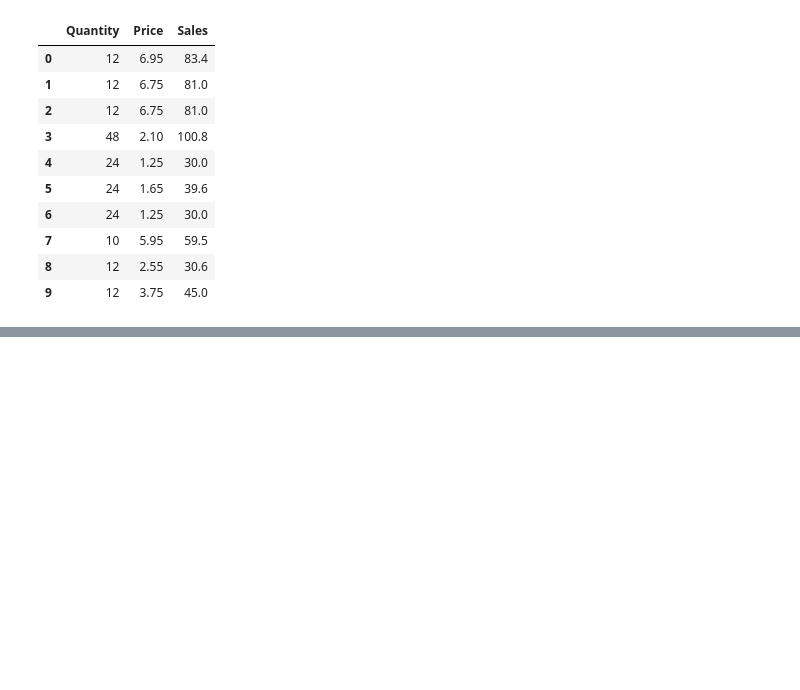
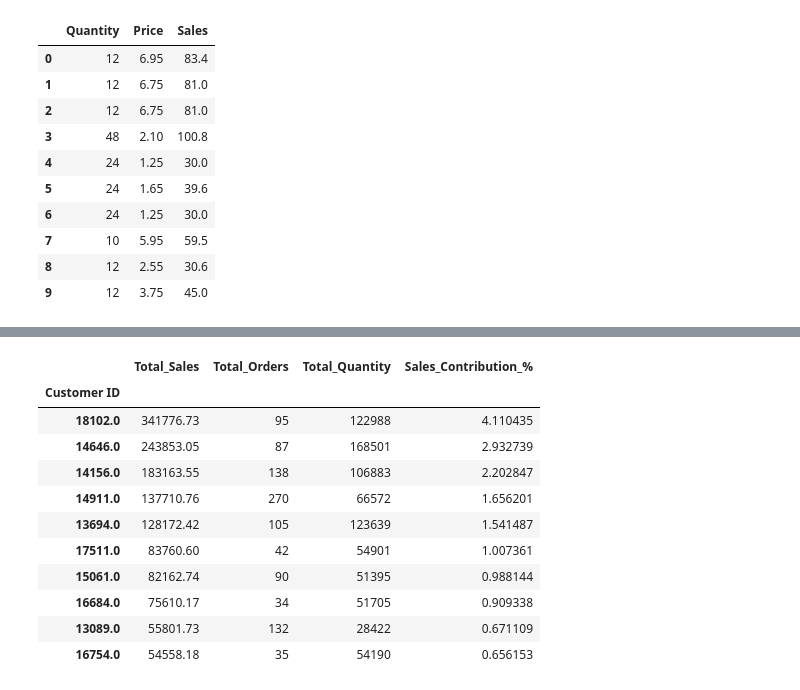
Before and after one commit to ivaibhavpawar1045/Python-Data-Analytics, a Jupyter notebook: Mini_Projects/Mini_Project_07_Online_Retails/online_retail.ipynb, the cells around one changed output, grey strips where cells are left out. Cells and saved outputs as stored; diff of their text form; code cells hidden in the pictures; blank space fills up the shorter version.

```diff
--- a/Mini_Projects/Mini_Project_07_Online_Retails/online_retail.ipynb
+++ b/Mini_Projects/Mini_Project_07_Online_Retails/online_retail.ipynb
@@ -138,0 +141,10 @@ df[[
+# %%
+customer_df = df.dropna(subset=["Customer ID"]).copy()
+# %%
+# customer KPI
+customer_analysis = customer_df.groupby("Customer ID").agg(
+     Total_Sales = ("Sales" , "sum"),
+     Total_Orders = ("Invoice" , "nunique"),
+     Total_Quantity = ("Quantity" , "sum")
+)
+customer_analysis.head()
@@ -138,0 +159,27 @@ df[[
+# %%
+# customer contribution
+total_Sales = customer_analysis["Total_Sales"].sum()
+
+customer_analysis["Sales_Contribution_%"] = (
+     customer_analysis["Total_Sales"]
+     .div(total_Sales).mul(100)
+)
+# %%
+top_customers = customer_analysis.sort_values(
+     "Total_Sales" ,
+     ascending = False
+).head(10)
+top_customers
+# %% [output]
+|  | Total_Sales | Total_Orders | Total_Quantity | Sales_Contribution_% |
+| Customer ID |  |  |  |  |
+| 18102.0 | 341776.73 | 95 | 122988 | 4.110435 |
+| 14646.0 | 243853.05 | 87 | 168501 | 2.932739 |
+| 14156.0 | 183163.55 | 138 | 106883 | 2.202847 |
+| 14911.0 | 137710.76 | 270 | 66572 | 1.656201 |
+| 13694.0 | 128172.42 | 105 | 123639 | 1.541487 |
+| 17511.0 | 83760.60 | 42 | 54901 | 1.007361 |
+| 15061.0 | 82162.74 | 90 | 51395 | 0.988144 |
+| 16684.0 | 75610.17 | 34 | 51705 | 0.909338 |
+| 13089.0 | 55801.73 | 132 | 28422 | 0.671109 |
+| 16754.0 | 54558.18 | 35 | 54190 | 0.656153 |
```
Also changed, not shown: parts of 7 cells of this notebook.
